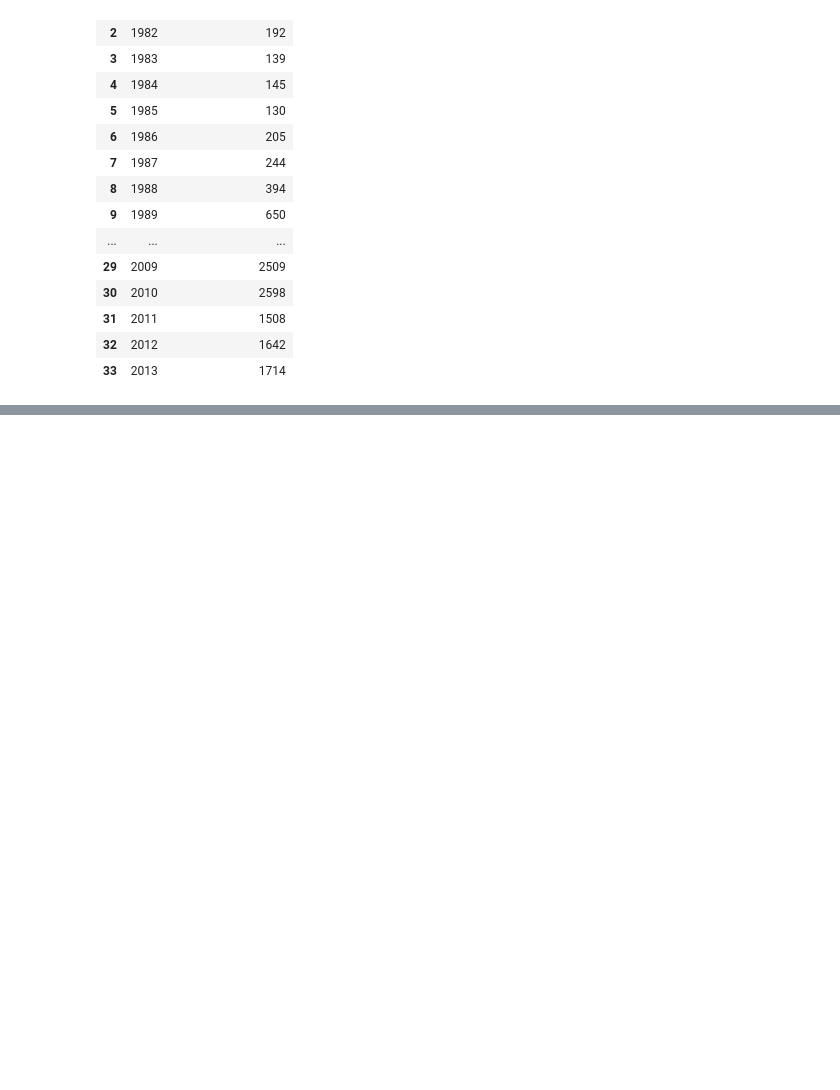
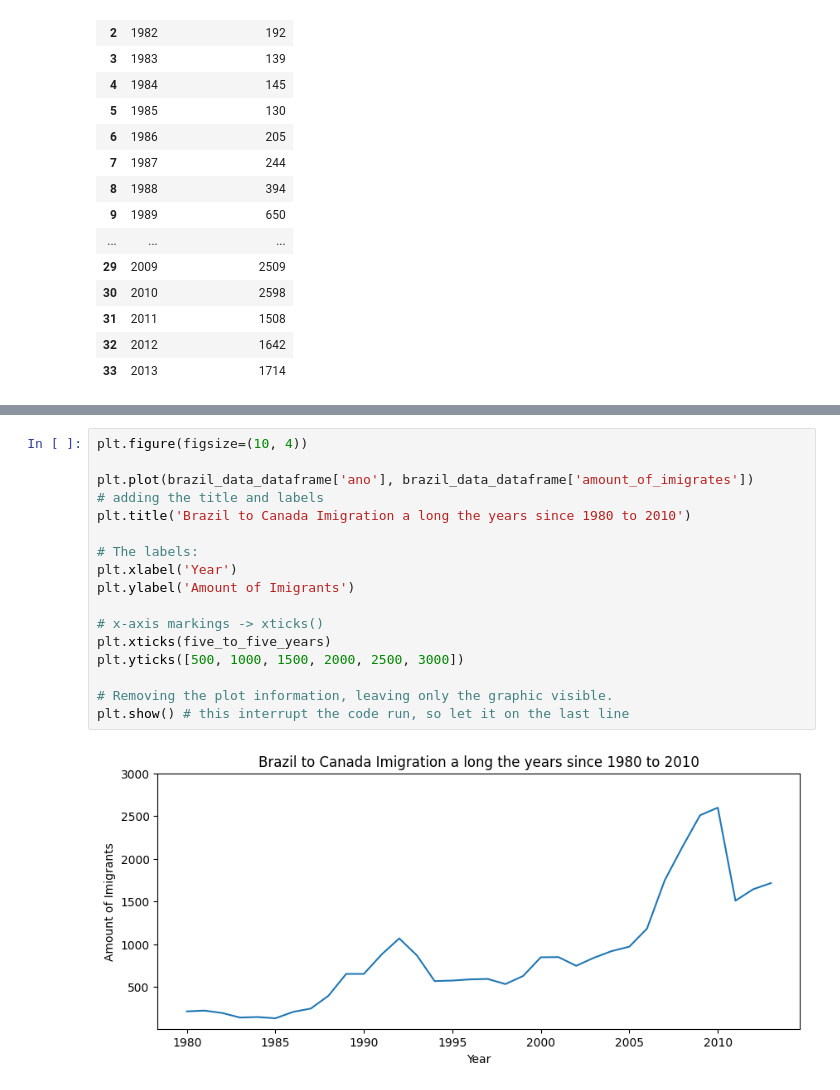
Before and after one commit to feliperrgama/brazil_to_canada_imigration_analisys, a Jupyter notebook: notebook/01_main_notebook.ipynb, the cells around one changed output, grey strips where cells are left out. Saved outputs shown, nothing was run; the diff lists cells and outputs as text; blank space fills up the shorter version.

```diff
--- a/notebook/01_main_notebook.ipynb
+++ b/notebook/01_main_notebook.ipynb
@@ -161,0 +184,19 @@ brazil_data_dataframe
+# %%
+plt.figure(figsize=(10, 4))
+
+plt.plot(brazil_data_dataframe['ano'], brazil_data_dataframe['amount_of_imigrates'])
+# adding the title and labels
+plt.title('Brazil to Canada Imigration a long the years since 1980 to 2010')
+
+# The labels:
+plt.xlabel('Year')
+plt.ylabel('Amount of Imigrants')
+
+# x-axis markings -> xticks()
+plt.xticks(five_to_five_years)
+plt.yticks([500, 1000, 1500, 2000, 2500, 3000])
+
+# Removing the plot information, leaving only the graphic visible.
+plt.show() # this interrupt the code run, so let it on the last line
+# %% [output]
+[figure, added]
```
Also changed, not shown: parts of 4 cells of this notebook, 1 other file.
